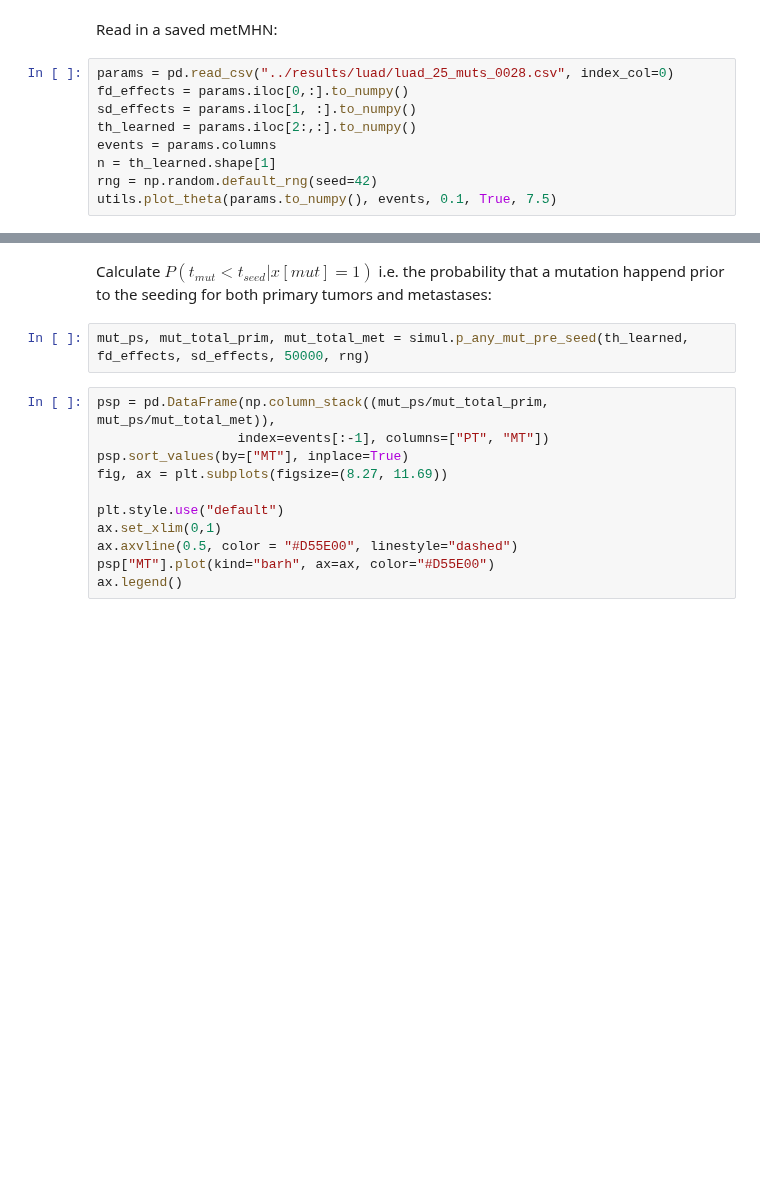
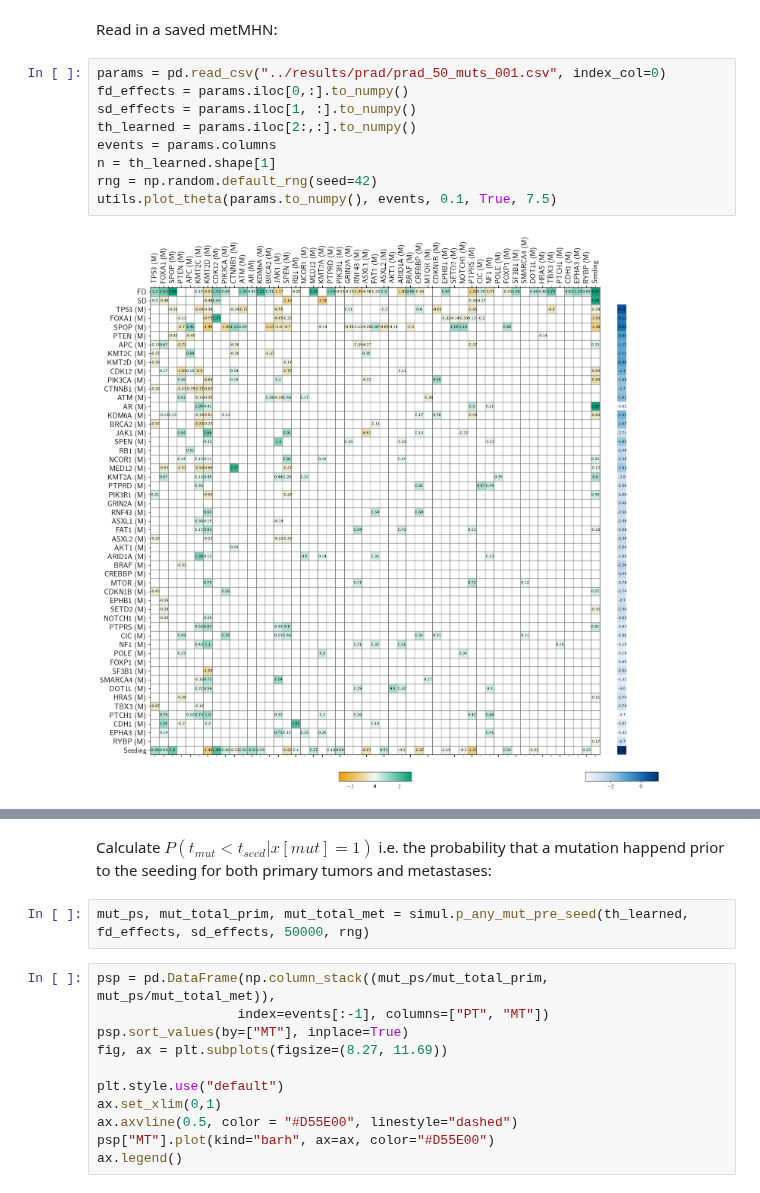
Before and after one commit to cbg-ethz/metMHN, a Jupyter notebook: examples/simulation_study.ipynb, the cells around one changed output, grey strips where cells are left out. Drawn from its saved outputs; the diff is of its cells as text; blank space fills up the shorter version.

Commit message:
Added luad-data, started implementation of cd-model

```diff
--- a/examples/simulation_study.ipynb
+++ b/examples/simulation_study.ipynb
@@ -13,11 +33,13 @@ plt.rcParams['text.usetex'] = True
 # %% [markdown]
 Read in a saved metMHN:
 # %%
-params = pd.read_csv("../results/luad/luad_25_muts_0028.csv", index_col=0)
+params = pd.read_csv("../results/prad/prad_50_muts_001.csv", index_col=0)
 fd_effects = params.iloc[0,:].to_numpy()
 sd_effects = params.iloc[1, :].to_numpy()
 th_learned = params.iloc[2:,:].to_numpy()
 events = params.columns
 n = th_learned.shape[1]
 rng = np.random.default_rng(seed=42)
 utils.plot_theta(params.to_numpy(), events, 0.1, True, 7.5)
+# %% [output]
+[figure, added]
```
Also changed, not shown: parts of 3 cells of this notebook, 9 other files.
